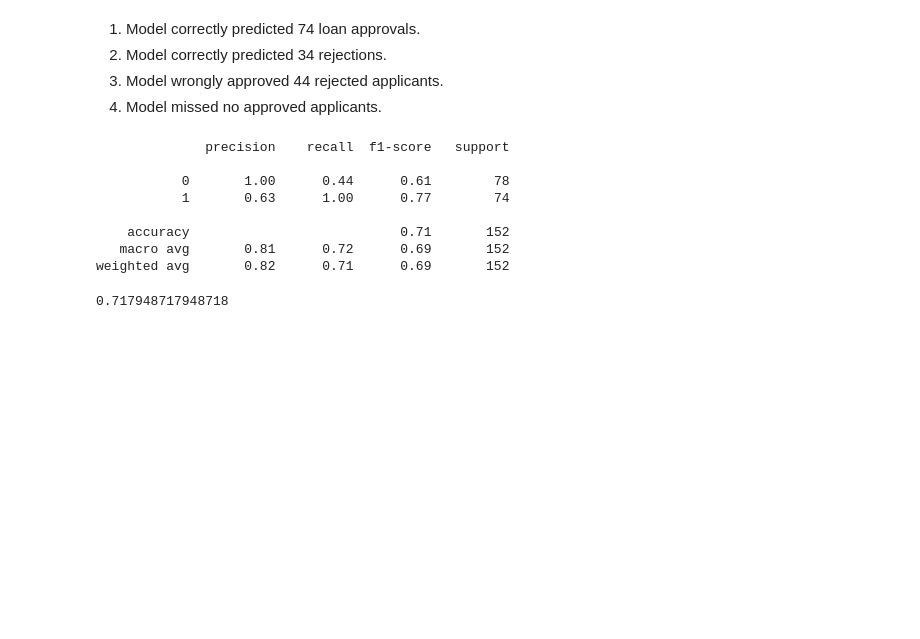
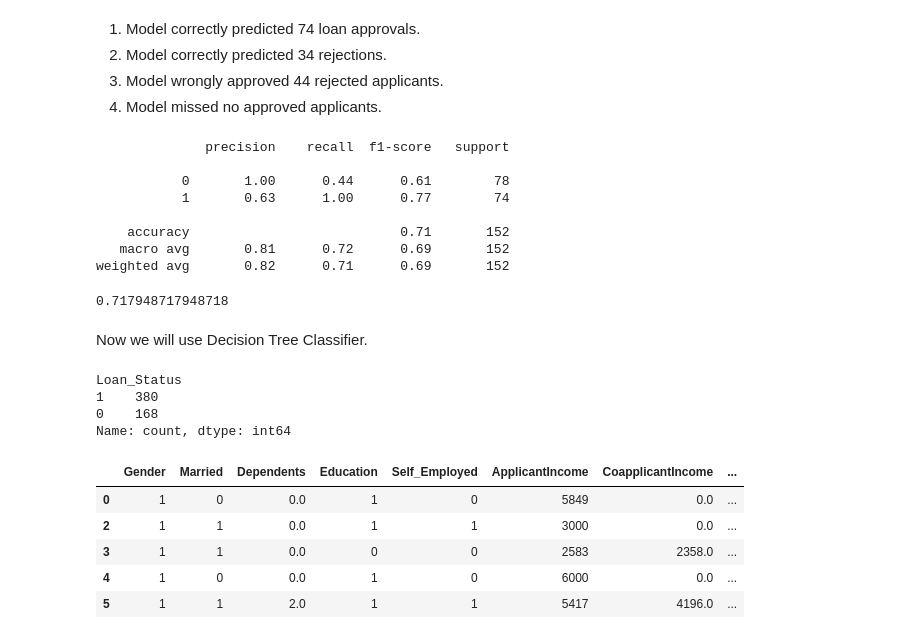
Before and after one commit to sambhav1303/Dream_Housing_Finance_Loan_Classification, a Jupyter notebook: Dream_House_Finance.ipynb, the cells around one changed output. Saved outputs shown, nothing was run; the diff lists cells and outputs as text; code cells hidden in the pictures; blank space fills up the shorter version.

```diff
--- a/Dream_House_Finance.ipynb
+++ b/Dream_House_Finance.ipynb
@@ -567,2 +568,26 @@ metrics.roc_auc_score(y_test, y_test_pred)
 # %% [output]
 0.717948717948718
+# %% [markdown]
+Now we will use Decision Tree Classifier.
+# %%
+# we will use df_cleaned because decision tree does not require scaled features.
+df_cleaned['Loan_Status'].value_counts()
+# %% [output]
+Loan_Status
+1    380
+0    168
+Name: count, dtype: int64
+# %%
+# we have to up-sample df_cleaned as well.
+df_majority= df_cleaned[df_cleaned['Loan_Status']== 1]
+df_minority= df_cleaned[df_cleaned['Loan_Status']== 0]
+df_minority_upsampled= resample(df_minority, replace= True, n_samples= len(df_majority), random_state= 42)
+df_cleaned_upsampled= pd.concat([df_majority, df_minority_upsampled])
+df_cleaned_upsampled.head()
+# %% [output]
+|  | Gender | Married | Dependents | Education | Self_Employed | ApplicantIncome | CoapplicantIncome | ... |
+| 0 | 1 | 0 | 0.0 | 1 | 0 | 5849 | 0.0 | ... |
+| 2 | 1 | 1 | 0.0 | 1 | 1 | 3000 | 0.0 | ... |
+| 3 | 1 | 1 | 0.0 | 0 | 0 | 2583 | 2358.0 | ... |
+| 4 | 1 | 0 | 0.0 | 1 | 0 | 6000 | 0.0 | ... |
+| 5 | 1 | 1 | 2.0 | 1 | 1 | 5417 | 4196.0 | ... |
```
Also changed, not shown: parts of 30 cells of this notebook.
